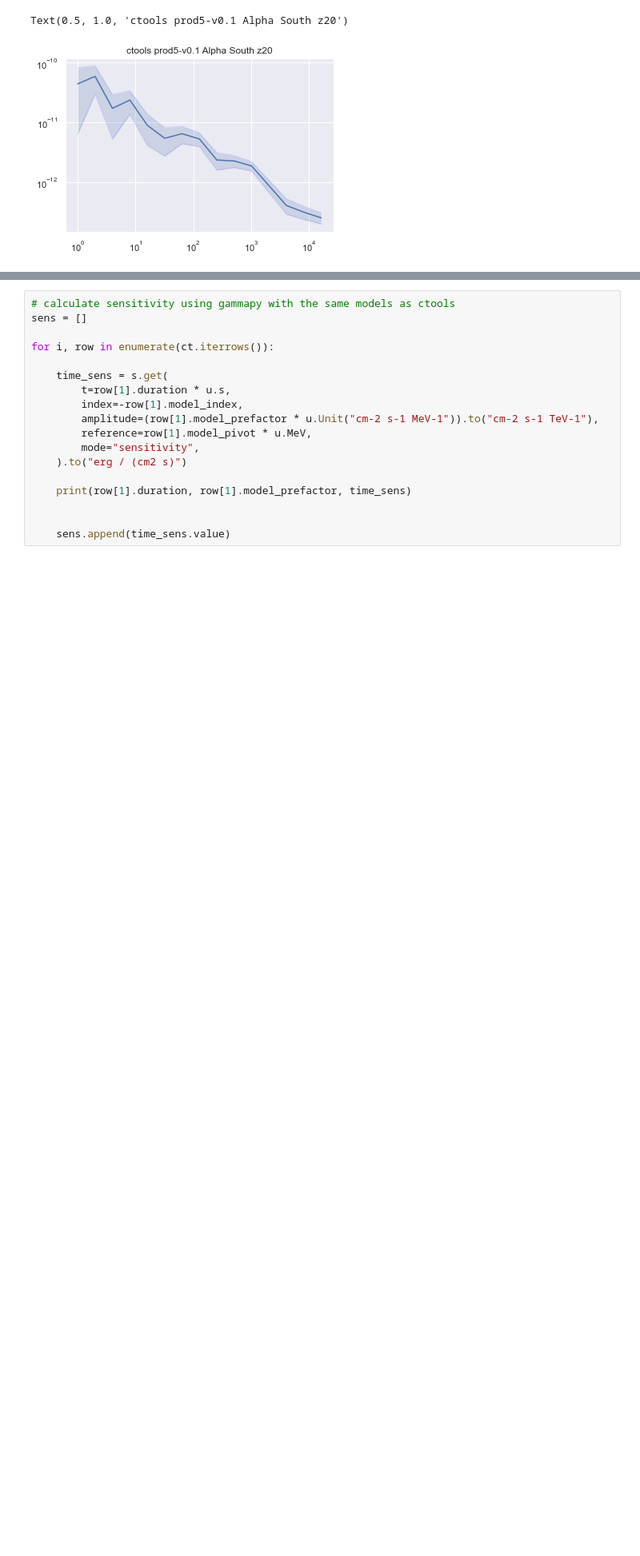
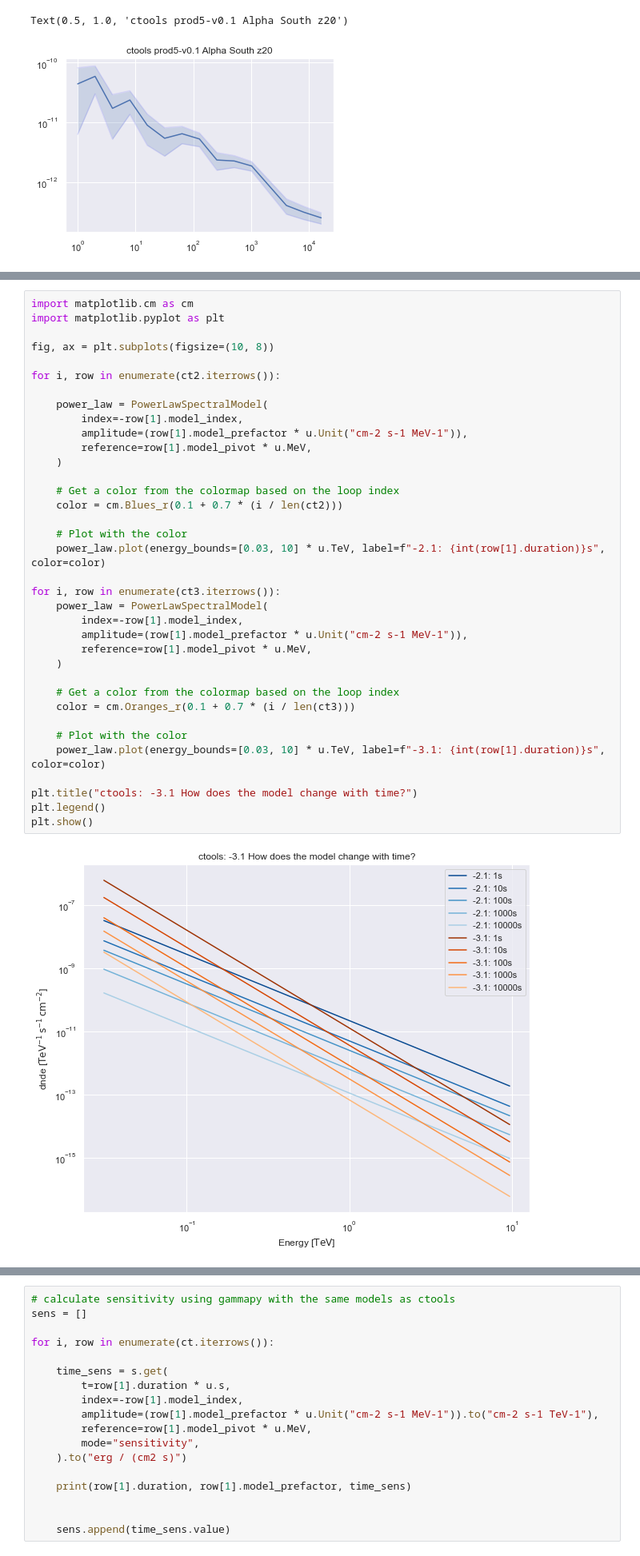
Before and after one commit to astrojarred/gravitational_wave_toy, a Jupyter notebook: notebooks/gammapy/time-dependent-model.ipynb, the cells around one changed output, grey strips where cells are left out. Shown at 80% size. Saved outputs shown, nothing was run; the diff lists cells and outputs as text; blank space fills up the shorter version.

```diff
--- a/notebooks/gammapy/time-dependent-model.ipynb
+++ b/notebooks/gammapy/time-dependent-model.ipynb
@@ -446,0 +486,38 @@ plt.show()
+# %%
+import matplotlib.cm as cm
+import matplotlib.pyplot as plt
+
+fig, ax = plt.subplots(figsize=(10, 8))
+
+for i, row in enumerate(ct2.iterrows()):
+
+    power_law = PowerLawSpectralModel(
+        index=-row[1].model_index,
+        amplitude=(row[1].model_prefactor * u.Unit("cm-2 s-1 MeV-1")),
+        reference=row[1].model_pivot * u.MeV,
+    )
+
+    # Get a color from the colormap based on the loop index
+    color = cm.Blues_r(0.1 + 0.7 * (i / len(ct2)))
+
+    # Plot with the color
+    power_law.plot(energy_bounds=[0.03, 10] * u.TeV, label=f"-2.1: {int(row[1].duration)}s", color=color)
+
+for i, row in enumerate(ct3.iterrows()):
+    power_law = PowerLawSpectralModel(
+        index=-row[1].model_index,
+        amplitude=(row[1].model_prefactor * u.Unit("cm-2 s-1 MeV-1")),
+        reference=row[1].model_pivot * u.MeV,
+    )
+
+    # Get a color from the colormap based on the loop index
+    color = cm.Oranges_r(0.1 + 0.7 * (i / len(ct3)))
+
+    # Plot with the color
+    power_law.plot(energy_bounds=[0.03, 10] * u.TeV, label=f"-3.1: {int(row[1].duration)}s", color=color)
+
+plt.title("ctools: -3.1 How does the model change with time?")
+plt.legend()
+plt.show()
+# %% [output]
+[figure, added]
```
Also changed, not shown: parts of 9 cells of this notebook, 4 other files.
